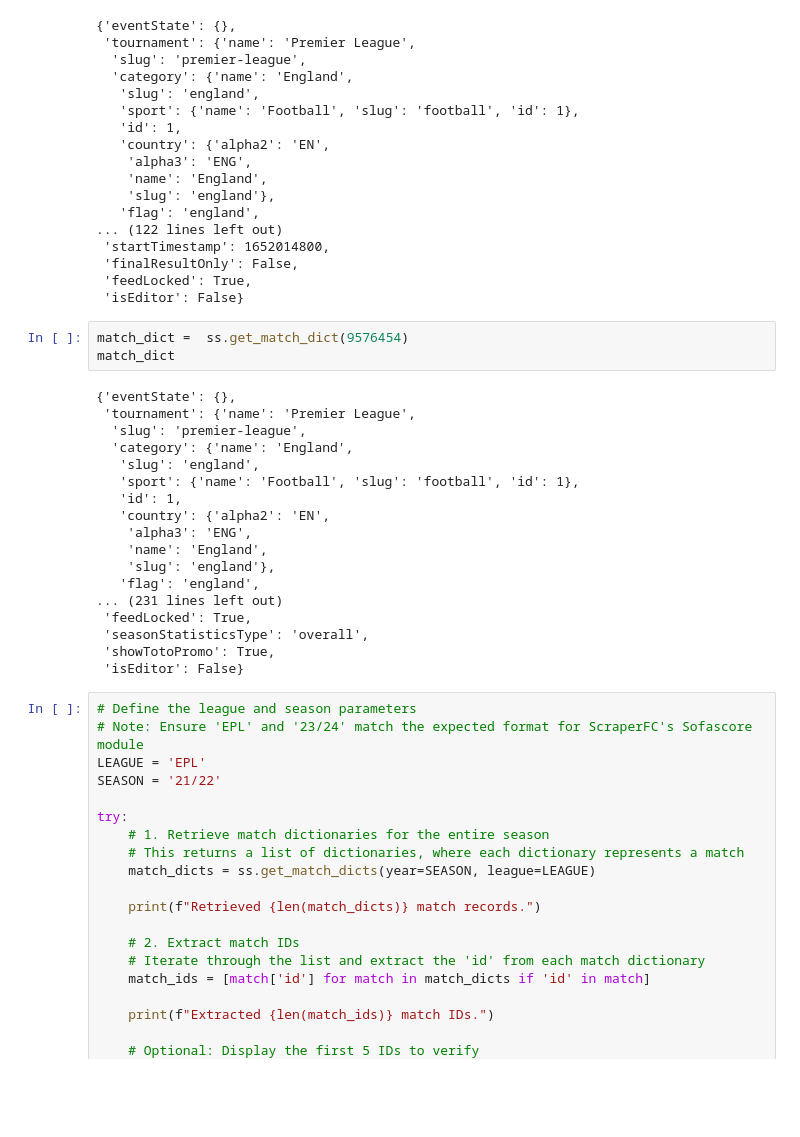
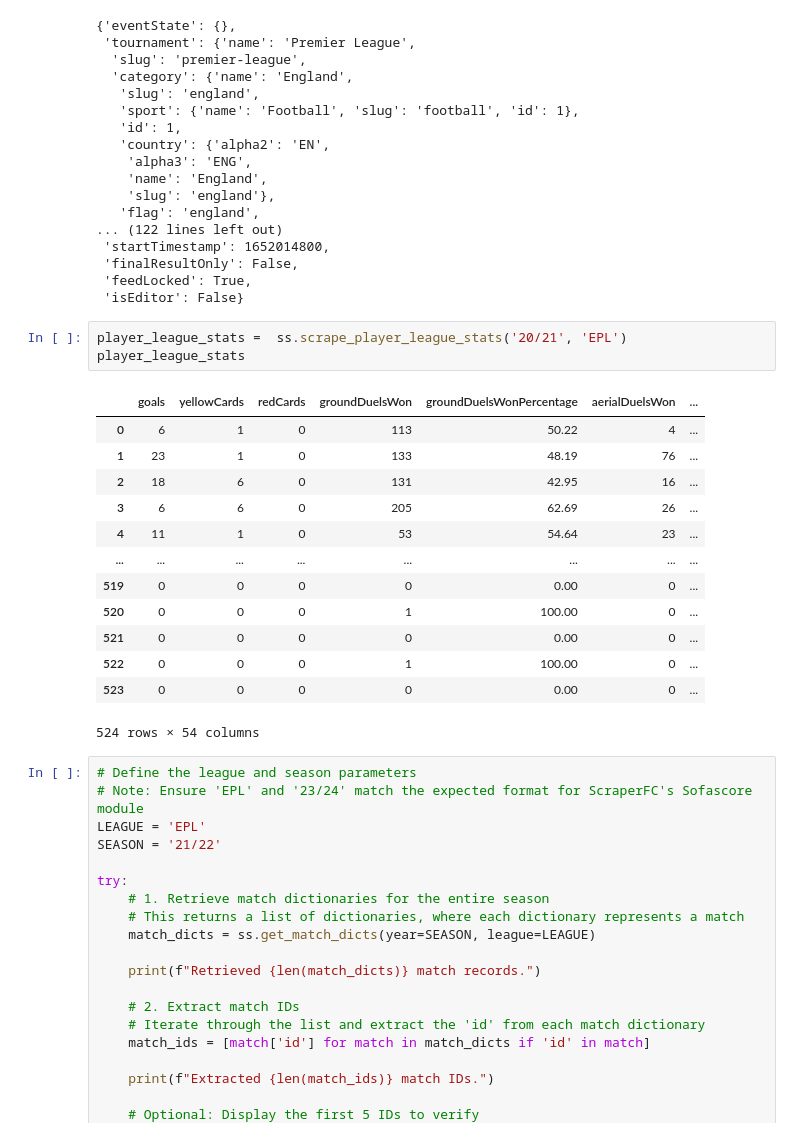
Before and after one commit to diegoaislasc/SportsAnalytics, a Jupyter notebook: experiments/notebooks/sofascore_endpoints.ipynb, the cells around one changed output. Saved outputs shown, nothing was run; the diff lists cells and outputs as text; blank space fills up the shorter version.

```diff
--- a/experiments/notebooks/sofascore_endpoints.ipynb
+++ b/experiments/notebooks/sofascore_endpoints.ipynb
@@ -29,26 +29,22 @@ match_dicts[0]
  'feedLocked': True,
  'isEditor': False}
 # %%
-match_dict =  ss.get_match_dict(9576454)
-match_dict
+player_league_stats =  ss.scrape_player_league_stats('20/21', 'EPL')
+player_league_stats
 # %% [output]
+|  | goals | yellowCards | redCards | groundDuelsWon | groundDuelsWonPercentage | aerialDuelsWon | ... |
+| 0 | 6 | 1 | 0 | 113 | 50.22 | 4 | ... |
+| 1 | 23 | 1 | 0 | 133 | 48.19 | 76 | ... |
+| 2 | 18 | 6 | 0 | 131 | 42.95 | 16 | ... |
+| 3 | 6 | 6 | 0 | 205 | 62.69 | 26 | ... |
+| 4 | 11 | 1 | 0 | 53 | 54.64 | 23 | ... |
+| ... | ... | ... | ... | ... | ... | ... | ... |
+| 519 | 0 | 0 | 0 | 0 | 0.00 | 0 | ... |
+| 520 | 0 | 0 | 0 | 1 | 100.00 | 0 | ... |
+| 521 | 0 | 0 | 0 | 0 | 0.00 | 0 | ... |
+| 522 | 0 | 0 | 0 | 1 | 100.00 | 0 | ... |
+| 523 | 0 | 0 | 0 | 0 | 0.00 | 0 | ... |
-{'eventState': {},
- 'tournament': {'name': 'Premier League',
-  'slug': 'premier-league',
-  'category': {'name': 'England',
-   'slug': 'england',
-   'sport': {'name': 'Football', 'slug': 'football', 'id': 1},
-   'id': 1,
-   'country': {'alpha2': 'EN',
-    'alpha3': 'ENG',
-    'name': 'England',
-    'slug': 'england'},
-   'flag': 'england',
-... (231 lines left out)
- 'feedLocked': True,
- 'seasonStatisticsType': 'overall',
- 'showTotoPromo': True,
- 'isEditor': False}
+524 rows × 54 columns
 # %%
 # Define the league and season parameters
 # Note: Ensure 'EPL' and '23/24' match the expected format for ScraperFC's Sofascore module
```
Also changed, not shown: 3 other files.
